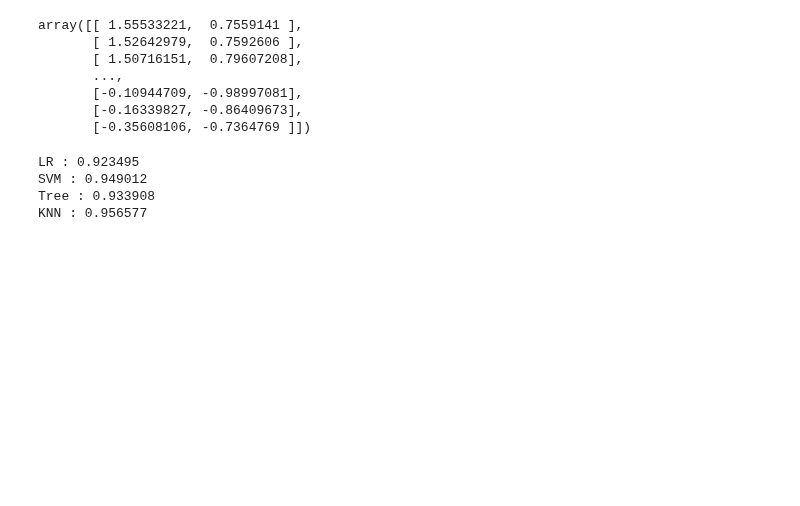
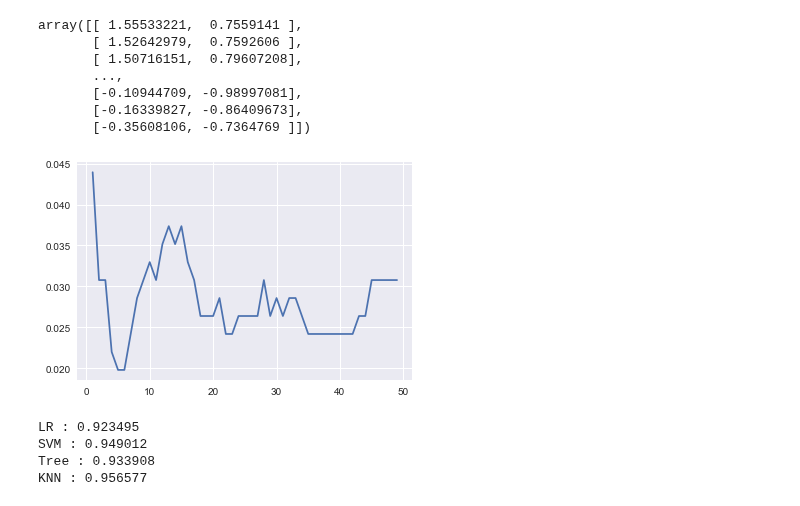
Before and after one commit to Lakshhmi/Code-Practice, a Jupyter notebook: 911 calls.ipynb, the cells around one changed output. Cells and saved outputs as stored; diff of their text form; code cells hidden in the pictures; blank space fills up the shorter version.

```diff
--- a/911 calls.ipynb
+++ b/911 calls.ipynb
@@ -105,3 +107,16 @@ X_train,X_test,y_train,y_test = train_test_split(df_scaled,df['Type'],test_size=
+# %%
+#elbow method
+error_rate = []
+for i in range(1,50):
+    KNN = KNeighborsClassifier(n_neighbors=i)
+    KNN.fit(X_train,y_train)
+    pred_i= KNN.predict(X_test)
+    error_rate.append(np.mean(pred_i != y_test))
+# %%
+plt.plot(range(1,50),error_rate)
+plt.show()
+# %% [output]
+[figure, added]
 # %%
 from sklearn.linear_model import LogisticRegression
 from sklearn.svm import SVC
```
Also changed, not shown: parts of 1 cell of this notebook.
